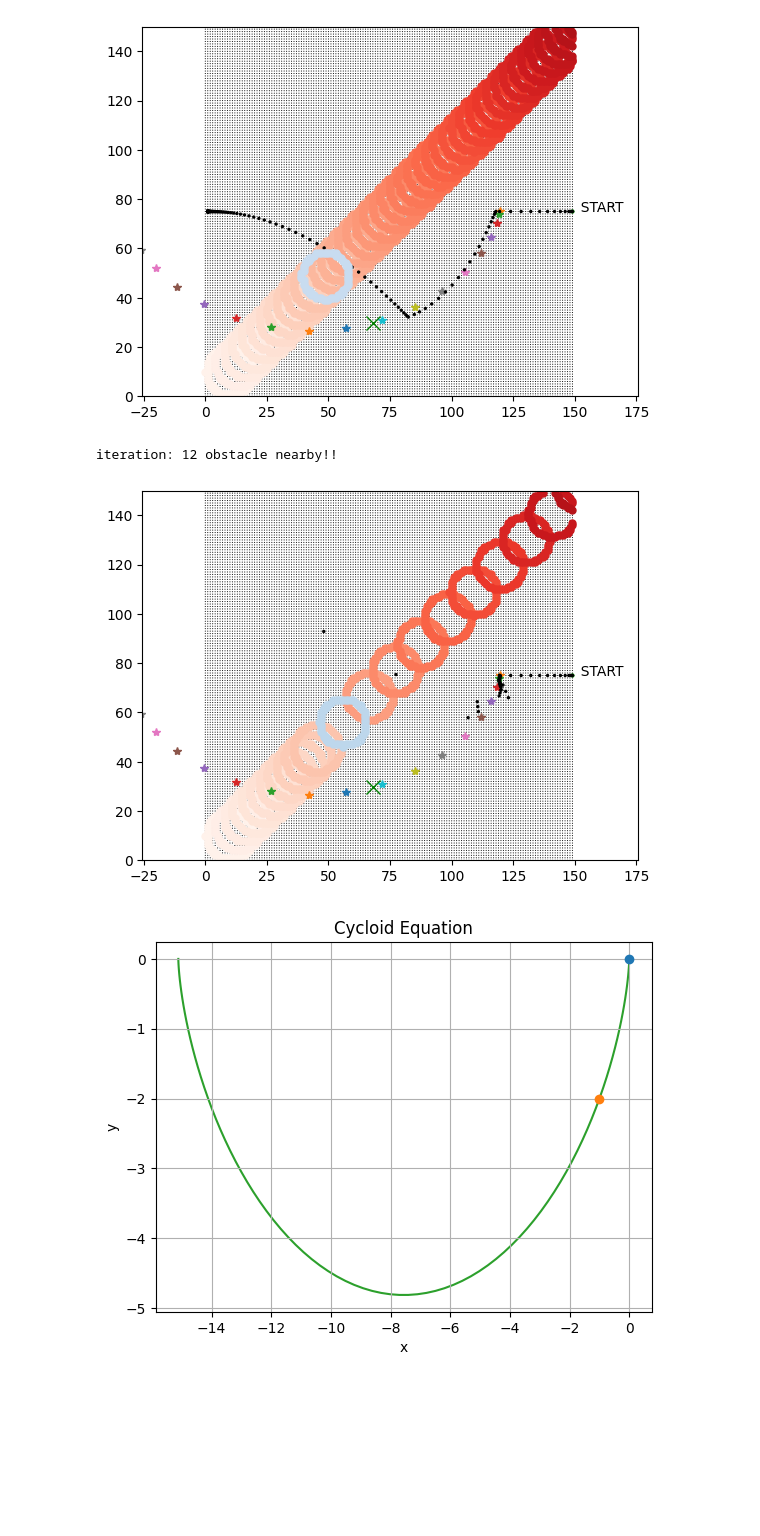
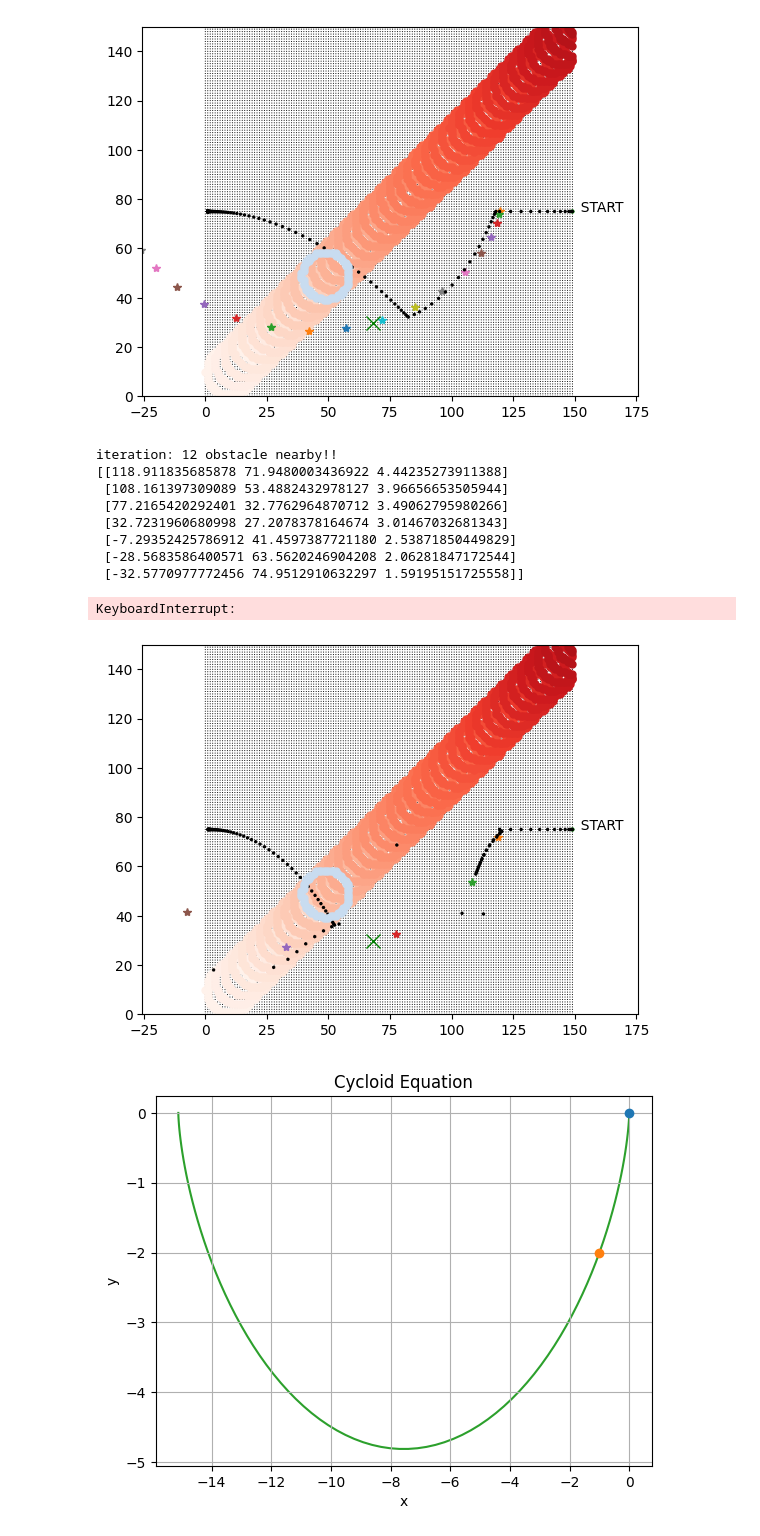
Before and after one commit to waynechu1109/Dodging-Dynamical-Obstacles-Using-Turtlebot4-Camera-Feed, a Jupyter notebook: dodge_planner.ipynb, the cells around one changed output. Drawn from its saved outputs; the diff is of its cells as text; code cells hidden in the pictures; blank space fills up the shorter version.

```diff
--- a/dodge_planner.ipynb
+++ b/dodge_planner.ipynb
@@ -246,7 +246,7 @@ KeyboardInterrupt:
 # %%
 import numpy as np
 import matplotlib.pyplot as plt
-from sympy import symbols, Eq, acos, sin, nsolve
+from sympy import symbols, Eq, acos, atan, sin, sqrt, nsolve
 
 def drawCoodinate(size, ax):
     x = np.linspace(0,size-1,size)
@@ -288,11 +288,13 @@ robot_x_velo = robot_velocity* np.cos(current_robot_position[2])
 robot_y_velo = robot_velocity* np.sin(current_robot_position[2])
 
 temp_target = np.array([0., 0., 0.])
-cycloid_target = []
+cycloid_target = np.array([])
+# cycloid_target = []
 target = np.array([1., 75., np.pi])
 diff_arr = np.array([0., 0., 0.])
 cycloid_diff_arr = np.array([0., 0., 0.])
 controller_index = 0
+cycloid_index = 0 # indicate which point in the cycloid the robot should go
 
 sampling_freq = 1.    # Hz
 safety_margin = 3*robot_radius
@@ -335,9 +337,6 @@ def crossing(x, y, iteration, colorcode, zorder_index):
         plt.plot(x, y, marker='o', markersize=5, color=plt.cm.Greens((iteration+1)/50), zorder=zorder_index)
     elif colorcode == 3:
         plt.plot(x, y, marker='o', markersize=5, color=plt.cm.Blues((iteration+1)/50), zorder=zorder_index)
-
-def brachistochrone_drawer():
-    pass
 
 def controller(diff_x, diff_y, diff_theta, controller_index):
     global robot_velocity, robot_omega, current_robot_position, robot_x_velo, robot_y_velo
@@ -403,11 +402,19 @@ while (0<current_position[0] and current_position[0]<size and 0<current_position
         y_ = temp_target[1] - current_robot_position[1]
         # get the cycloid
         x, y = cycloid_equation(x_, y_)
+        # Calculate the derivative dy/dx
+        dy_dx = np.diff(y) / np.diff(x)
         # move back To original position
         for k in range(len(x)):
-            if k % 5 == 0:    # record the point on cycloid we want
+            if k % 15 == 8:    # record the point on cycloid we want
                 plt.plot(x[k]+current_robot_position[0], y[k]+current_robot_position[1], marker='*', zorder=1)
-                cycloid_target.append([x[k]+current_robot_position[0], y[k]+current_robot_position[1], 1.25*np.pi])
+                # np.concatenate((cycloid_target, np.array([x[k]+current_robot_position[0], y[k]+current_robot_position[1], atan(dy_dx[k]/1) + np.pi])), axis=0)
+                new_row = np.array([x[k]+current_robot_position[0], y[k]+current_robot_position[1], atan(dy_dx[k]/1) + np.pi])
+                cycloid_target = np.append(cycloid_target, new_row)
+                # cycloid_target.append([x[k]+current_robot_position[0], y[k]+current_robot_position[1], atan(dy_dx[k]/1) + np.pi])
+                # print(x[k]+current_robot_position[0], y[k]+current_robot_position[1], atan(dy_dx[k])+np.pi)
+        cycloid_target = cycloid_target.reshape(-1, 3)
+        print(cycloid_target)
         controller_index = 0
         turn = 1
     else:
@@ -418,33 +425,37 @@ while (0<current_position[0] and current_position[0]<size and 0<current_position
         controller(diff_arr[0], diff_arr[1], diff_arr[2], controller_index)
         controller_index += 1
 
-    # calculate the difference
     # dodging process
     if turn == 1:
-        for i in range(2):
-            for j in range(3):
-                diff_arr[j] = current_robot_position[j] - cycloid_target[i+1][j]
+        # calculate the difference
+        for j in range(3):
+            diff_arr[j] = current_robot_position[j] - cycloid_target[cycloid_index][j]
 
-            controller(diff_arr[0], diff_arr[1], diff_arr[2], controller_index)
-            controller_index += 1
-            # print(robot_x_velo, robot_y_velo, robot_omega)   # print for debugging
-            if np.sqrt((current_robot_position[0]-temp_target[0])**2 +
-                    (current_robot_position[1]-temp_target[1])**2) < 1.2*robot_radius:  # if robot is close enough to temp. distination, continue
-                turn = 0
-                controller_index = 0
+        controller(diff_arr[0], diff_arr[1], diff_arr[2], controller_index)
+        controller_index += 1
+        # print(robot_x_velo, robot_y_velo, robot_omega)   # print for debugging
 
-            # plot the current status (arrow)
-            plt.quiver(current_robot_position[0], current_robot_position[1],
-                        1*np.cos(current_robot_position[2]), 1*np.sin(current_robot_position[2]),
-                        scale=0.8, units='xy', zorder = 3)
+        if sqrt((current_robot_position[0]-cycloid_target[cycloid_index][0])**2 +
+                (current_robot_position[1]-cycloid_target[cycloid_index][1])**2) < 5:
+            cycloid_index += 1
 
-            # moving to next position
-            current_position[0] += obstacle_x_velo*(1/sampling_freq)
-            current_position[1] += obstacle_y_velo*(1/sampling_freq)
-            current_robot_position[0] += robot_x_velo*(1/sampling_freq)
-            current_robot_position[1] += robot_y_velo*(1/sampling_freq)
-            current_robot_position[2] += robot_omega*(1/sampling_freq)
-            iteration += 1
+        if np.sqrt((current_robot_position[0]-temp_target[0])**2 +
+                (current_robot_position[1]-temp_target[1])**2) < 1.2*robot_radius:  # if robot is close enough to temp. distination, continue
+            turn = 0
+            controller_index = 0
+
+        # plot the current status (arrow)
+        # plt.quiver(current_robot_position[0], current_robot_position[1],
+        #             1*np.cos(current_robot_position[2]), 1*np.sin(current_robot_position[2]),
+        #             scale=0.8, units='xy', zorder = 3)
+
+        # moving to next position
+        # current_position[0] += obstacle_x_velo*(1/sampling_freq)
+        # current_position[1] += obstacle_y_velo*(1/sampling_freq)
+        # current_robot_position[0] += robot_x_velo*(1/sampling_freq)
+        # current_robot_position[1] += robot_y_velo*(1/sampling_freq)
+        # current_robot_position[2] += robot_omega*(1/sampling_freq)
+        # iteration += 1
 
     # plot the current status (arrow)
     plt.quiver(current_robot_position[0], current_robot_position[1],
@@ -453,34 +464,42 @@ while (0<current_position[0] and current_position[0]<size and 0<current_position
 
     # plot the area for obstacle and robot
     for x in range(size):
         for y in range(size):
             if (np.sqrt((current_position[0]-x)**2 + (current_position[1]-y)**2) <= obstacle_radius
                 and np.sqrt((current_position[0]-x)**2 + (current_position[1]-y)**2) >= obstacle_radius - 1) and not nearby:
                 crossing(x, y, iteration, 1, 1)
             elif (np.sqrt((current_position[0]-x)**2 + (current_position[1]-y)**2) <= obstacle_radius
                 and np.sqrt((current_position[0]-x)**2 + (current_position[1]-y)**2) >= obstacle_radius - 1) and nearby:
                 crossing(x, y, iteration, 3, 4)
 
 
             # if (np.sqrt((current_robot_position[0]-x)**2 + (current_robot_position[1]-y)**2) <= robot_radius
             #     and np.sqrt((current_robot_position[0]-x)**2 + (current_robot_position[1]-y)**2) >= robot_radius - 1) and not nearby:
             #     crossing(x, y, iteration, 2, 2)
             # elif (np.sqrt((current_robot_position[0]-x)**2 + (current_robot_position[1]-y)**2) <= robot_radius
             #     and np.sqrt((current_robot_position[0]-x)**2 + (current_robot_position[1]-y)**2) >= robot_radius - 1) and nearby:
             #     crossing(x, y, iteration, 3, 4)
 
     nearby = 0
 
     # moving to next position
     current_position[0] += obstacle_x_velo*(1/sampling_freq)
     current_position[1] += obstacle_y_velo*(1/sampling_freq)
     current_robot_position[0] += robot_x_velo*(1/sampling_freq)
     current_robot_position[1] += robot_y_velo*(1/sampling_freq)
     current_robot_position[2] += robot_omega*(1/sampling_freq)
     iteration += 1
 # %% [output]
 iteration: 12 obstacle nearby!!
+[[118.911835685878 71.9480003436922 4.44235273911388]
+ [108.161397309089 53.4882432978127 3.96656653505944]
+ [77.2165420292401 32.7762964870712 3.49062795980266]
+ [32.7231960680998 27.2078378164674 3.01467032681343]
+ [-7.29352425786912 41.4597387721180 2.53871850449829]
+ [-28.5683586400571 63.5620246904208 2.06281847172544]
+ [-32.5770977772456 74.9512910632297 1.59195151725558]]
+KeyboardInterrupt:
-[figure, old version]
+[figure, new version]
 # %%
 import numpy as np
 import matplotlib.pyplot as plt
```
Also changed, not shown: parts of 1 cell of this notebook.
